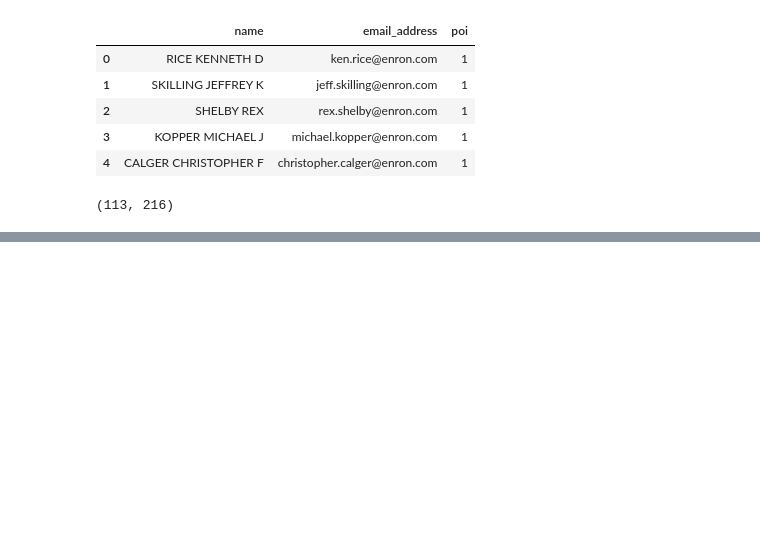
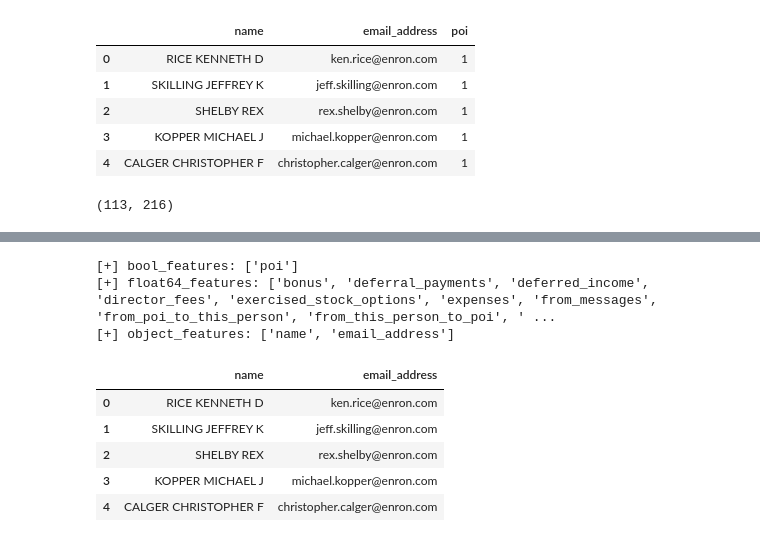
Before and after one commit to AdolphGirL/3rd-ML100Days, a Jupyter notebook: homework/Day_051_HW.ipynb, the cells around one changed output, grey strips where cells are left out. Drawn from its saved outputs; the diff is of its cells as text; code cells hidden in the pictures; blank space fills up the shorter version.

```diff
--- a/homework/Day_051_HW.ipynb
+++ b/homework/Day_051_HW.ipynb
@@ -80,0 +117,30 @@ train_data[['name', 'email_address', 'poi']].head()
+# %%
+bool_features = []
+float64_features = []
+object_features = []
+
+for col_type, col_name in zip(train_data.dtypes, train_data.columns):
+#     print('[+] column name: {} type: {} '.format(col_name, col_type))
+    if col_type == 'object':
+        object_features.append(col_name)
+    elif col_type == 'bool':
+        bool_features.append(col_name)
+    else:
+        float64_features.append(col_name)
+
+print('[+] bool_features: {}'.format(bool_features))
+print('[+] float64_features: {}'.format(float64_features))
+print('[+] object_features: {}'.format(object_features))
+# %% [output]
+[+] bool_features: ['poi']
+[+] float64_features: ['bonus', 'deferral_payments', 'deferred_income', 'director_fees', 'exercised_stock_options', 'expenses', 'from_messages', 'from_poi_to_this_person', 'from_this_person_to_poi', ' ...
+[+] object_features: ['name', 'email_address']
+# %%
+train_data[object_features].head()
+# %% [output]
+|  | name | email_address |
+| 0 | RICE KENNETH D | ken.rice@enron.com |
+| 1 | SKILLING JEFFREY K | jeff.skilling@enron.com |
+| 2 | SHELBY REX | rex.shelby@enron.com |
+| 3 | KOPPER MICHAEL J | michael.kopper@enron.com |
+| 4 | CALGER CHRISTOPHER F | christopher.calger@enron.com |
```
Also changed, not shown: parts of 6 cells of this notebook.
